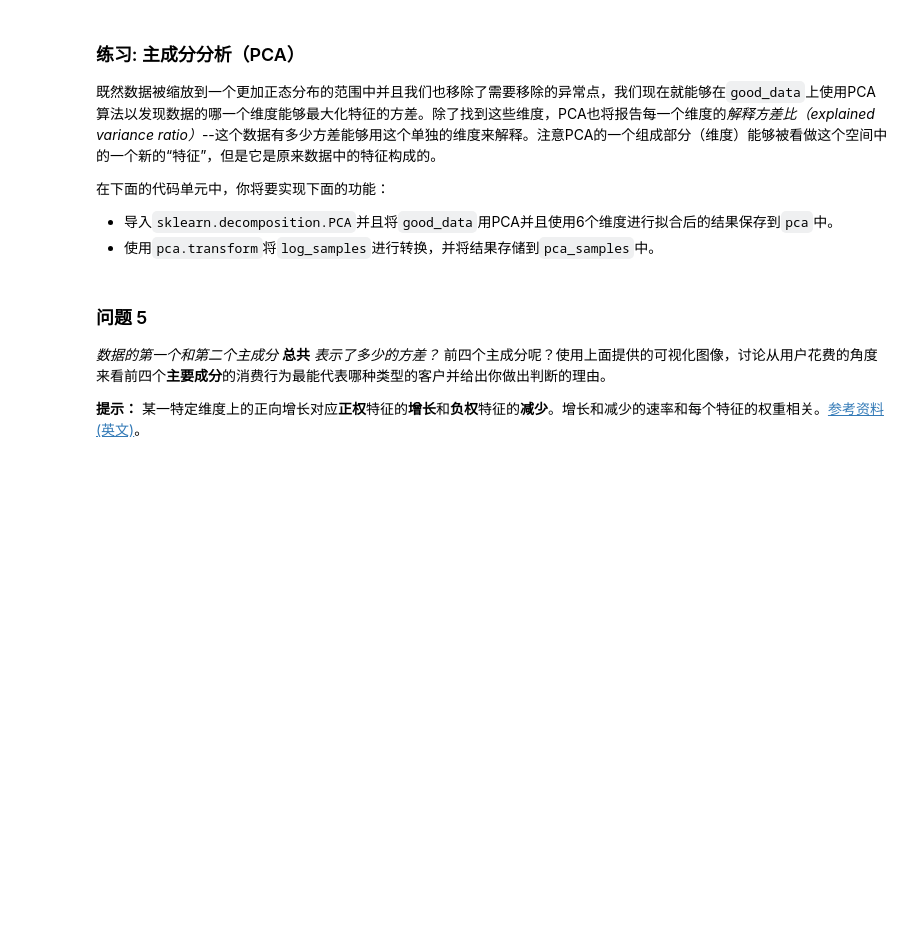
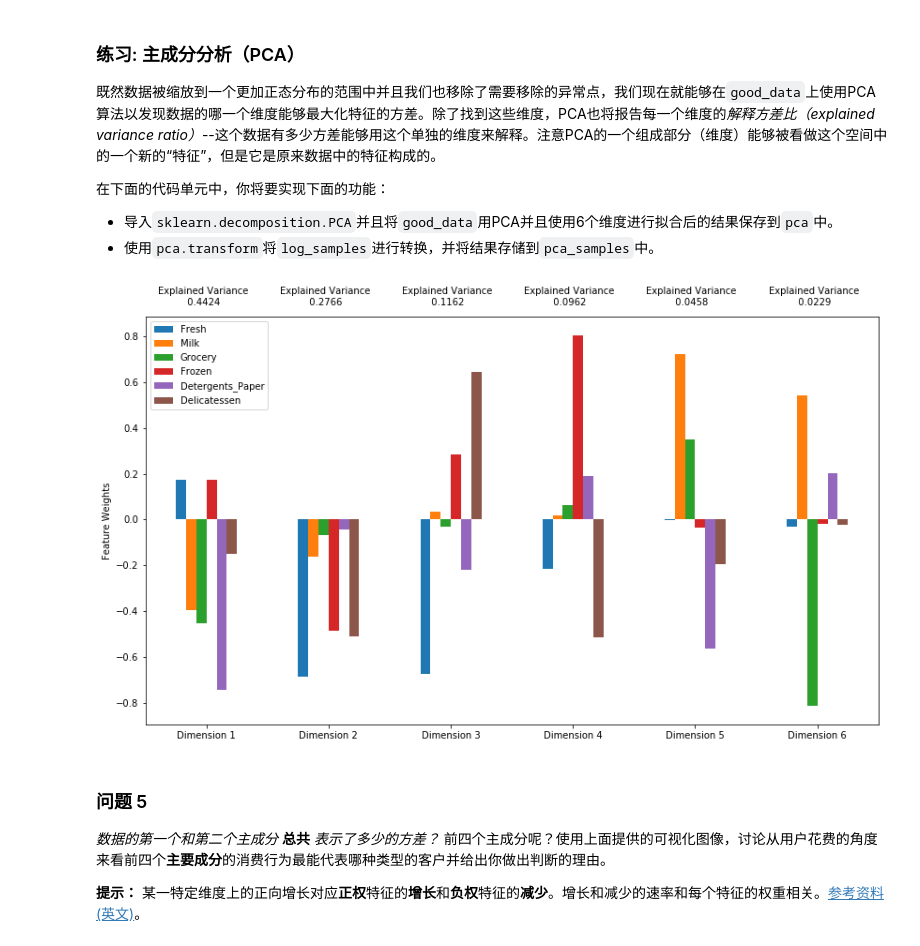
Before and after one commit to Rheasilvia/creating_customer_segments, a Jupyter notebook: customer_segments.ipynb, the cells around one changed output. Saved outputs shown, nothing was run; the diff lists cells and outputs as text; code cells hidden in the pictures; blank space fills up the shorter version.

```diff
--- a/customer_segments.ipynb
+++ b/customer_segments.ipynb
@@ -303,13 +288,16 @@ Data points considered outliers for the feature 'Frozen':
  - 使用`pca.transform`将`log_samples`进行转换，并将结果存储到`pca_samples`中。
 # %%
 # TODO：通过在good data上使用PCA，将其转换成和当前特征数一样多的维度
-pca = None
+from sklearn.decomposition import PCA
+pca = PCA(svd_solver='randomized',n_components=6, whiten=True).fit(good_data)
 
 # TODO：使用上面的PCA拟合将变换施加在log_samples上
-pca_samples = None
+pca_samples = pca.transform(log_samples)
 
 # 生成PCA的结果图
 pca_results = vs.pca_results(good_data, pca)
+# %% [output]
+[figure, added]
 # %% [markdown]
 ### 问题 5
 *数据的第一个和第二个主成分* **总共** *表示了多少的方差？*  前四个主成分呢？使用上面提供的可视化图像，讨论从用户花费的角度来看前四个**主要成分**的消费行为最能代表哪种类型的客户并给出你做出判断的理由。
```
Also changed, not shown: parts of 6 cells of this notebook.
